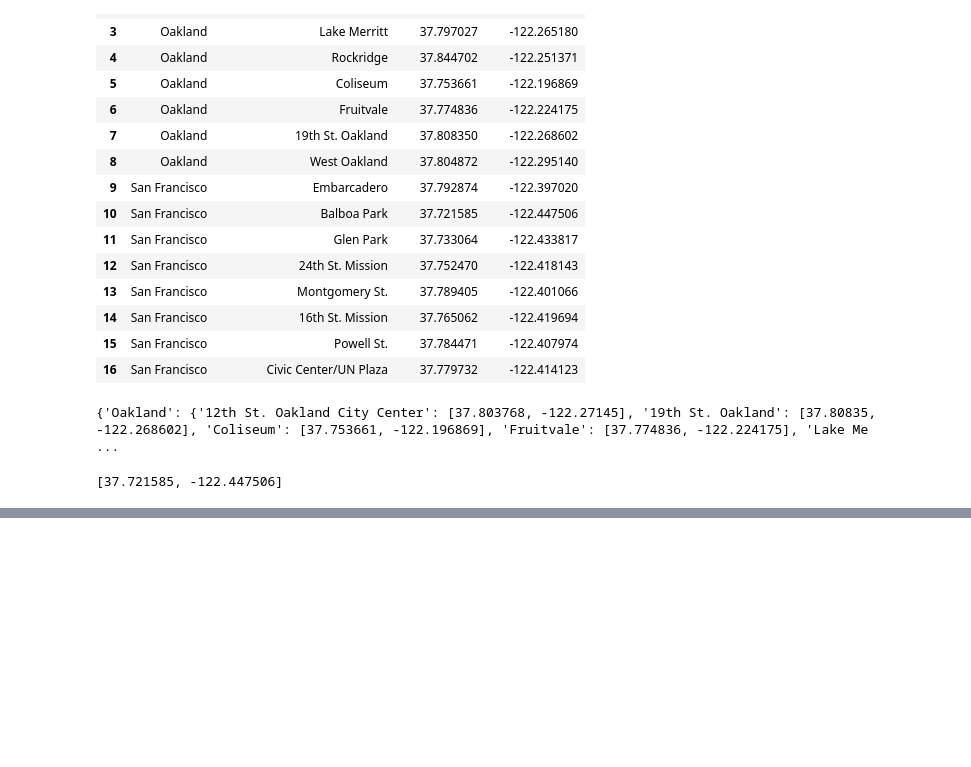
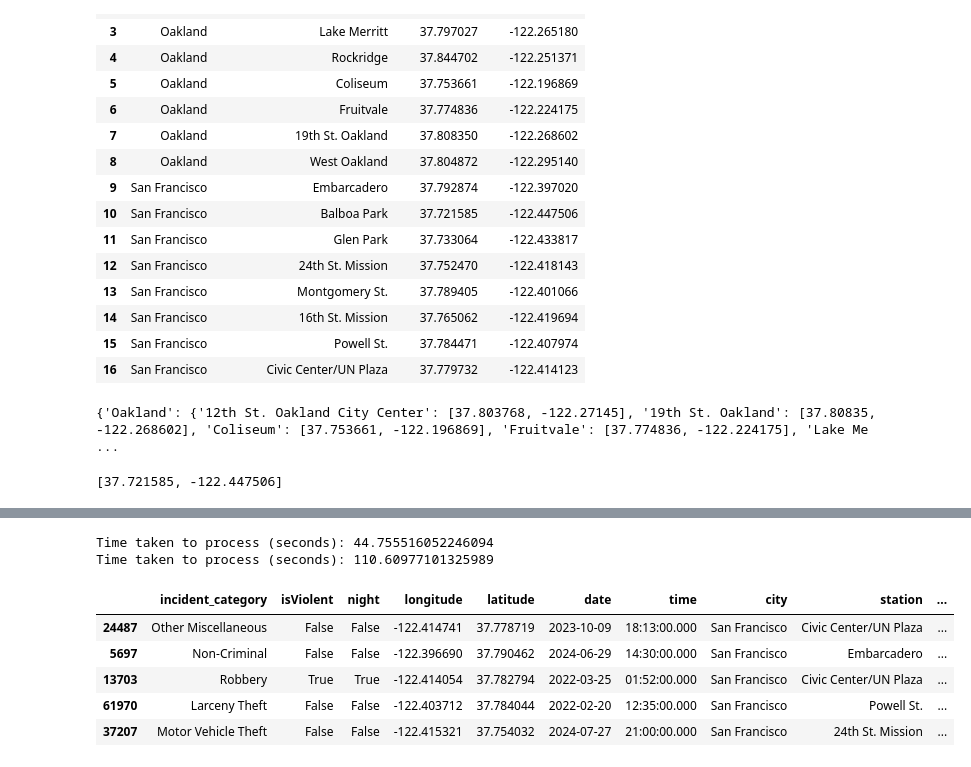
Before and after one commit to dysonkona/STA-141B-Final-Project, a Jupyter notebook: finalproj.ipynb, the cells around one changed output, grey strips where cells are left out. Cells and saved outputs as stored; diff of their text form; code cells hidden in the pictures; blank space fills up the shorter version.

```diff
--- a/finalproj.ipynb
+++ b/finalproj.ipynb
@@ -125,0 +221,16 @@ Time taken to process (seconds): 5.587193727493286
+# %%
+
+results = processing.multiParallelProcess(2, processes)
+# %% [output]
+Time taken to process (seconds): 44.755516052246094
+Time taken to process (seconds): 110.60977101325989
+# %%
+display(results[0][0].sample(5))
+display(results[1][0].sample(5))
+# %% [output]
+|  | incident_category | isViolent | night | longitude | latitude | date | time | city | station | ... |
+| 24487 | Other Miscellaneous | False | False | -122.414741 | 37.778719 | 2023-10-09 | 18:13:00.000 | San Francisco | Civic Center/UN Plaza | ... |
+| 5697 | Non-Criminal | False | False | -122.396690 | 37.790462 | 2024-06-29 | 14:30:00.000 | San Francisco | Embarcadero | ... |
+| 13703 | Robbery | True | True | -122.414054 | 37.782794 | 2022-03-25 | 01:52:00.000 | San Francisco | Civic Center/UN Plaza | ... |
+| 61970 | Larceny Theft | False | False | -122.403712 | 37.784044 | 2022-02-20 | 12:35:00.000 | San Francisco | Powell St. | ... |
+| 37207 | Motor Vehicle Theft | False | False | -122.415321 | 37.754032 | 2024-07-27 | 21:00:00.000 | San Francisco | 24th St. Mission | ... |
```
Also changed, not shown: parts of 6 cells of this notebook, 3 other files.
